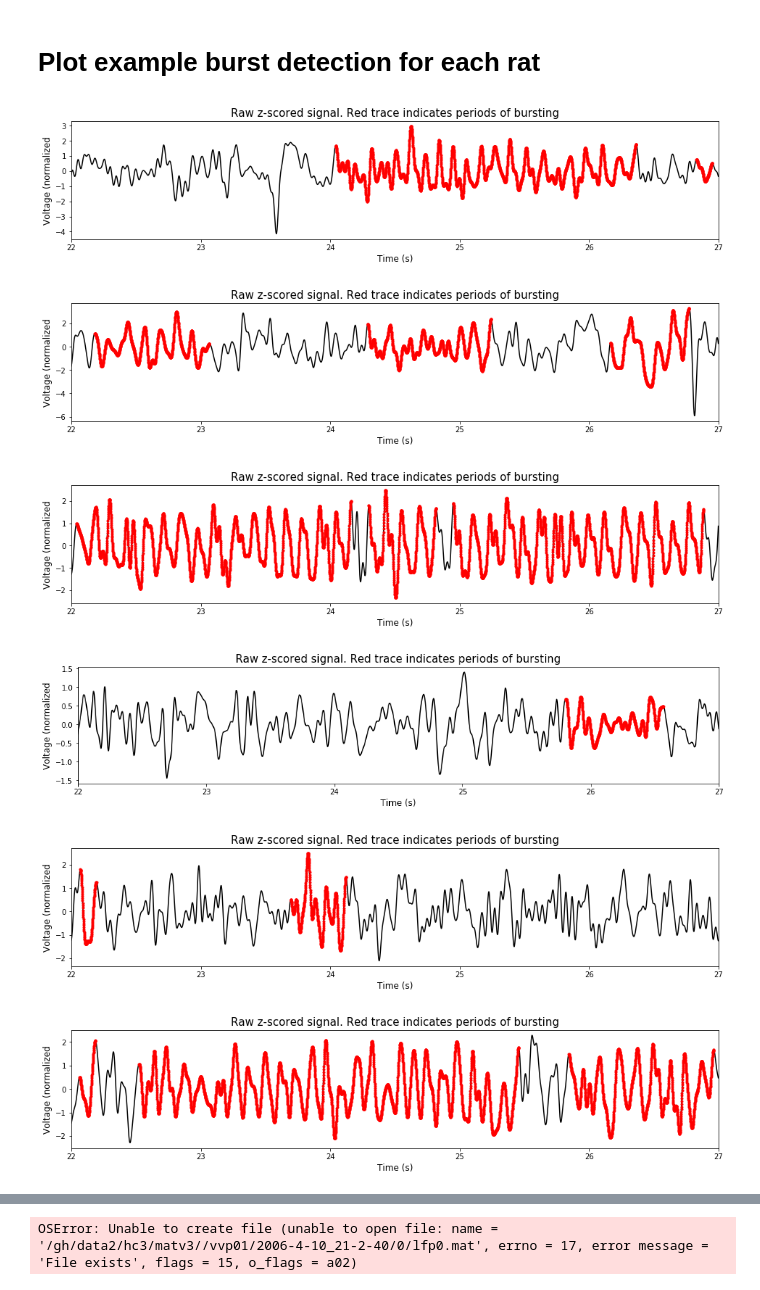
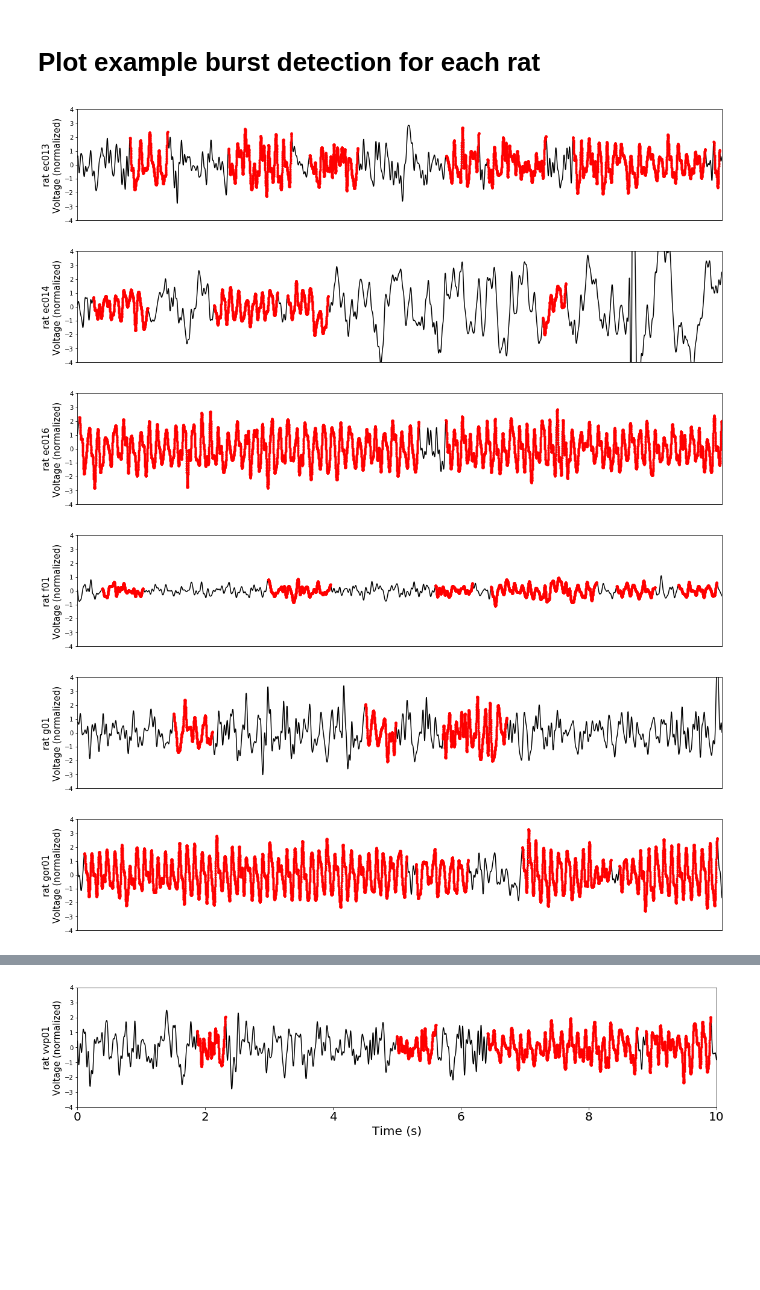
Before and after one commit to voytekresearch/Cole_2019_theta, a Jupyter notebook: FigS5 - Burst detection examples each rat.ipynb, the cells around one changed output, grey strips where cells are left out. Saved outputs shown, nothing was run; the diff lists cells and outputs as text; code cells hidden in the pictures; blank space fills up the shorter version.

Commit message:
update burst detect supp figs

```diff
--- a/FigS5 - Burst detection examples each rat.ipynb
+++ b/FigS5 - Burst detection examples each rat.ipynb
@@ -19,34 +21,59 @@ df_plt = df_shanks.groupby('rat').first().reset_index()
+# %%
+# Get info about these recordings
+df_stats = pd.read_csv(config_dict['processed_path'] + 'df_shanks_stats.csv', index_col=0)
+df_stats = df_stats[df_stats['burst_type']==0].reset_index(drop=True)
+df_stats['sh'] = df_stats['sh'].astype(str)
+
+df_plt = df_stats.groupby('rat').last().reset_index()
 # %% [markdown]
 # Plot example burst detection for each rat
 # %%
+tlims = (30, 40)
+
 for i, row in df_plt.iterrows():
 
     # Load LFP
     lfp_filename = config_dict['mat_path'] + '/' + row['rat'] + '/' + row['sess'] + '/' + row['sh'] + '/' + 'lfp' + str(row['elec']) + '.mat'
     f = h5py.File(lfp_filename)
     lfp = np.array(f['lfp']).T[0]
 
     # Only consider first 2 minute
     lfp = lfp[:int(row['Fs'] * 60 * 2)]
 
     # Broad bandpass filter of LFP
     lfp = filter_signal(lfp, row['Fs'], 'lowpass', config_dict['cf_low'], n_seconds=config_dict['N_seconds_low'],
                         compute_transition_band=False, remove_edge_artifacts=False)
     lfp = filter_signal(lfp, row['Fs'], 'highpass', config_dict['cf_high'], n_seconds=config_dict['N_seconds_high'],
                         compute_transition_band=False, remove_edge_artifacts=False)
 
     # Compute shape features
     df = compute_features(lfp, row['Fs'], config_dict['f_range'],
                       center_extrema=config_dict['extrema_center'],
                       burst_detection_kwargs=config_dict['burst_kwargs_list'][0])
 
-    ax = plot_burst_detect_params(lfp, row['Fs'], df, config_dict['burst_kwargs_list'][0], tlims=(22, 27),
-                         plot_only_result=True)
-    plt.show()
+    # Plot burst detection parameters
+    if i == len(df_plt) - 1:
+        figsize = (16, 3.8)
+    else:
+        figsize = (16, 3)
+    ax = plot_burst_detect_params(lfp, row['Fs'], df,
+                                  config_dict['burst_kwargs_list'][0], tlims=tlims,
+                                  plot_only_result=True, figsize=figsize)
+    ax.set_ylim((-4, 4))
+    ax.set_title('')
+    ax.set_ylabel('rat {:s}\nVoltage (normalized)'.format(row['rat']), size=15)
+    if i == len(df_plt) - 1:
+        ax.set_xlabel('Time (s)', size=20)
+        ax.set_xticklabels(np.linspace(0, tlims[1] - tlims[0], 6).astype(int), size=20)
+    else:
+        ax.set_xlabel('')
+        ax.set_xticks([])
+    plt.tight_layout()
+    plt.savefig('figs/s5/{:s}.png'.format(row['rat']))
 # %% [output]
-[figure, old version]
+[figure, new version]
-[figure, old version]
+[figure, new version]
-[figure, old version]
+[figure, new version]
-[figure, old version]
+[figure, new version]
-[figure, old version]
+[figure, new version]
-[figure, old version]
+[figure, new version]
@@ -55 +82 @@ for i, row in df_plt.iterrows():
-OSError: Unable to create file (unable to open file: name = '/gh/data2/hc3/matv3//vvp01/2006-4-10_21-2-40/0/lfp0.mat', errno = 17, error message = 'File exists', flags = 15, o_flags = a02)
+[figure, added]
```
Also changed, not shown: parts of 4 cells of this notebook, 2 other files.
